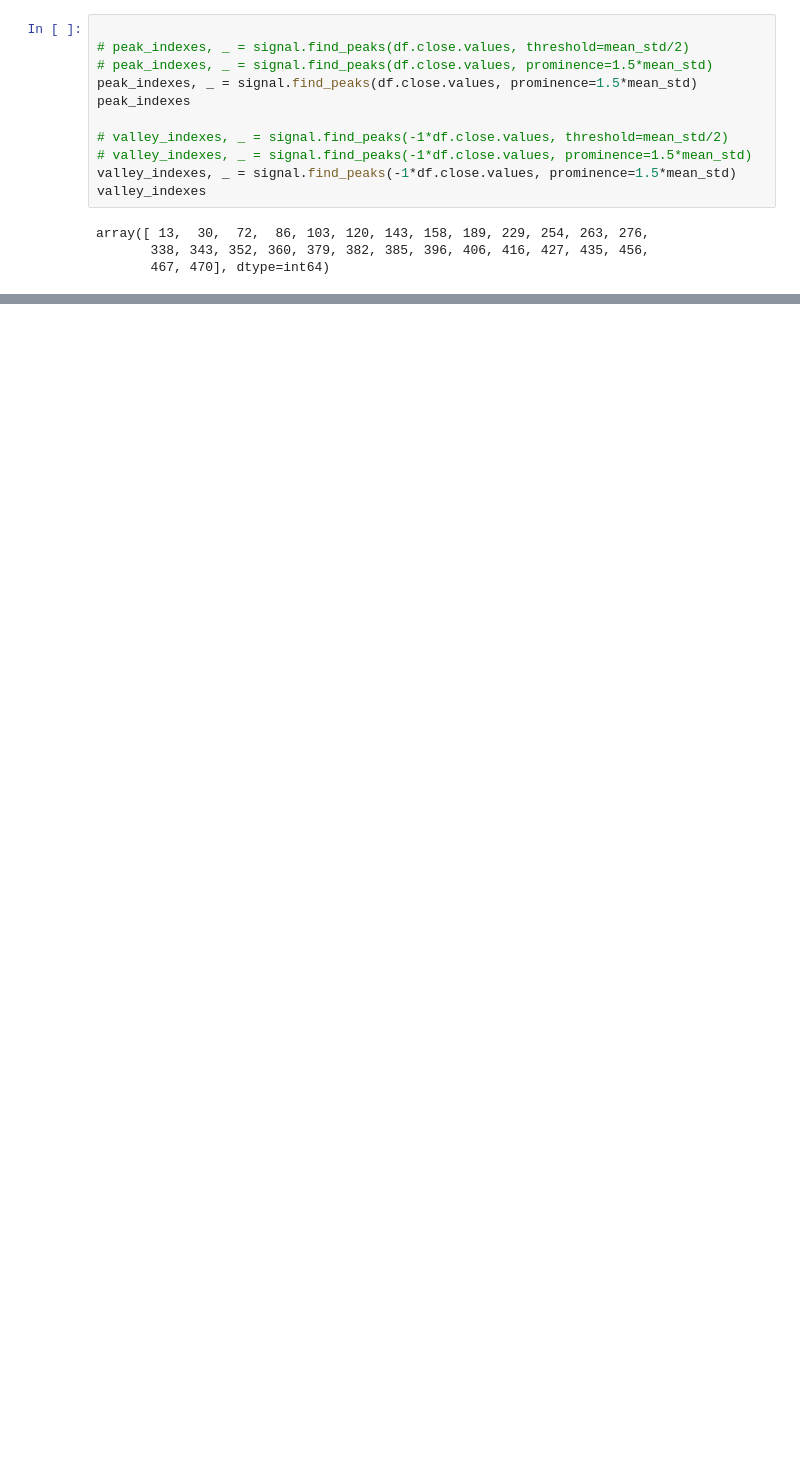
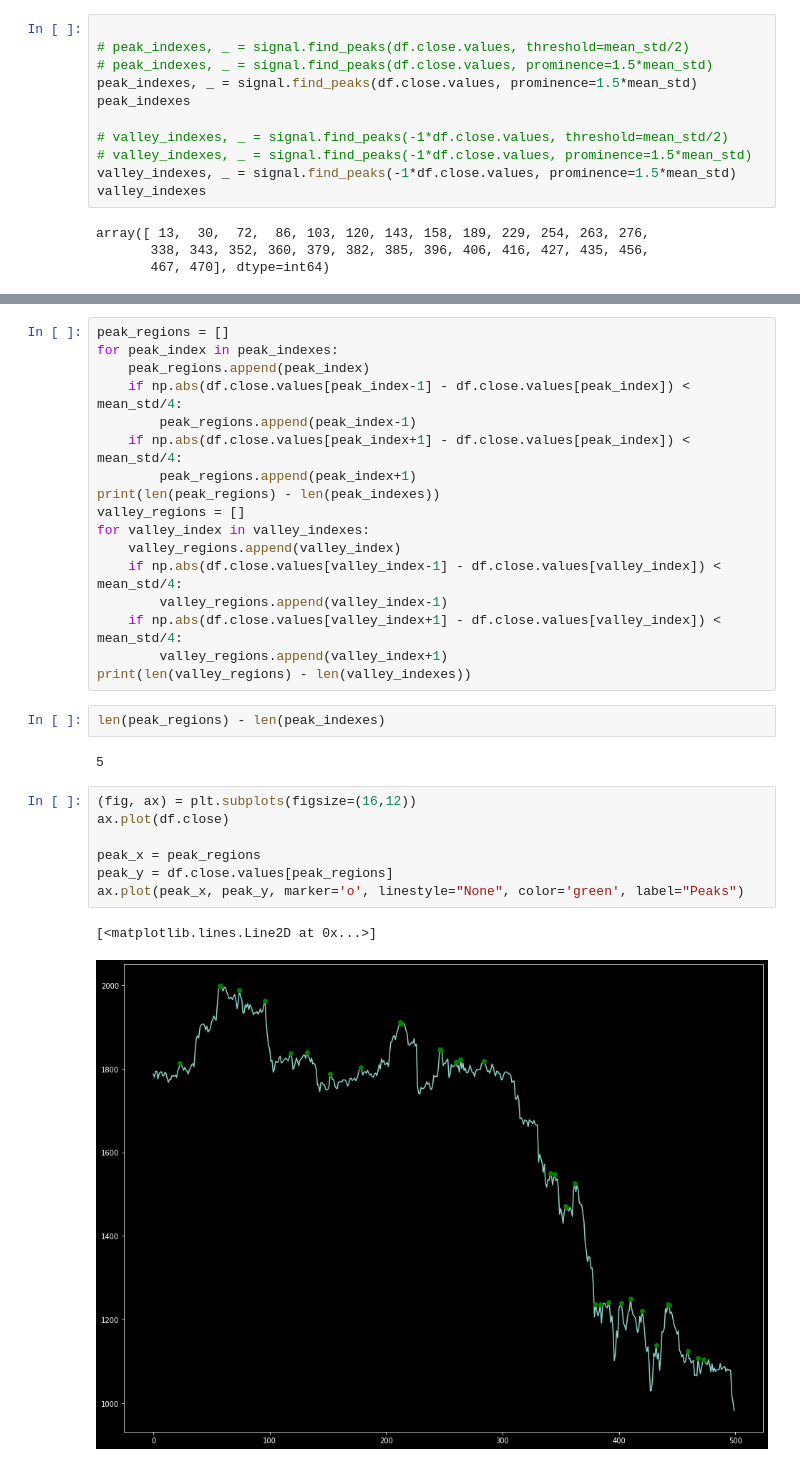
Before and after one commit to izzortsi/trailing_orders, a Jupyter notebook: peak_finding/peak_finding_simpler.ipynb, the cells around one changed output, grey strips where cells are left out. Saved outputs shown, nothing was run; the diff lists cells and outputs as text; blank space fills up the shorter version.

Commit message:
more peak finding stuff

```diff
--- a/peak_finding/peak_finding_simpler.ipynb
+++ b/peak_finding/peak_finding_simpler.ipynb
@@ -118,0 +119,31 @@ ax.grid()
+# %%
+peak_regions = []
+for peak_index in peak_indexes:
+    peak_regions.append(peak_index)
+    if np.abs(df.close.values[peak_index-1] - df.close.values[peak_index]) < mean_std/4:
+        peak_regions.append(peak_index-1)
+    if np.abs(df.close.values[peak_index+1] - df.close.values[peak_index]) < mean_std/4:
+        peak_regions.append(peak_index+1)
+print(len(peak_regions) - len(peak_indexes))
+valley_regions = []
+for valley_index in valley_indexes:
+    valley_regions.append(valley_index)
+    if np.abs(df.close.values[valley_index-1] - df.close.values[valley_index]) < mean_std/4:
+        valley_regions.append(valley_index-1)
+    if np.abs(df.close.values[valley_index+1] - df.close.values[valley_index]) < mean_std/4:
+        valley_regions.append(valley_index+1)
+print(len(valley_regions) - len(valley_indexes))
+# %%
+len(peak_regions) - len(peak_indexes)
+# %% [output]
+5
+# %%
+(fig, ax) = plt.subplots(figsize=(16,12))
+ax.plot(df.close)
+
+peak_x = peak_regions
+peak_y = df.close.values[peak_regions]
+ax.plot(peak_x, peak_y, marker='o', linestyle="None", color='green', label="Peaks")
+# %% [output]
+[<matplotlib.lines.Line2D at 0x...>]
+[figure, added]
```
Also changed, not shown: parts of 4 cells of this notebook.
